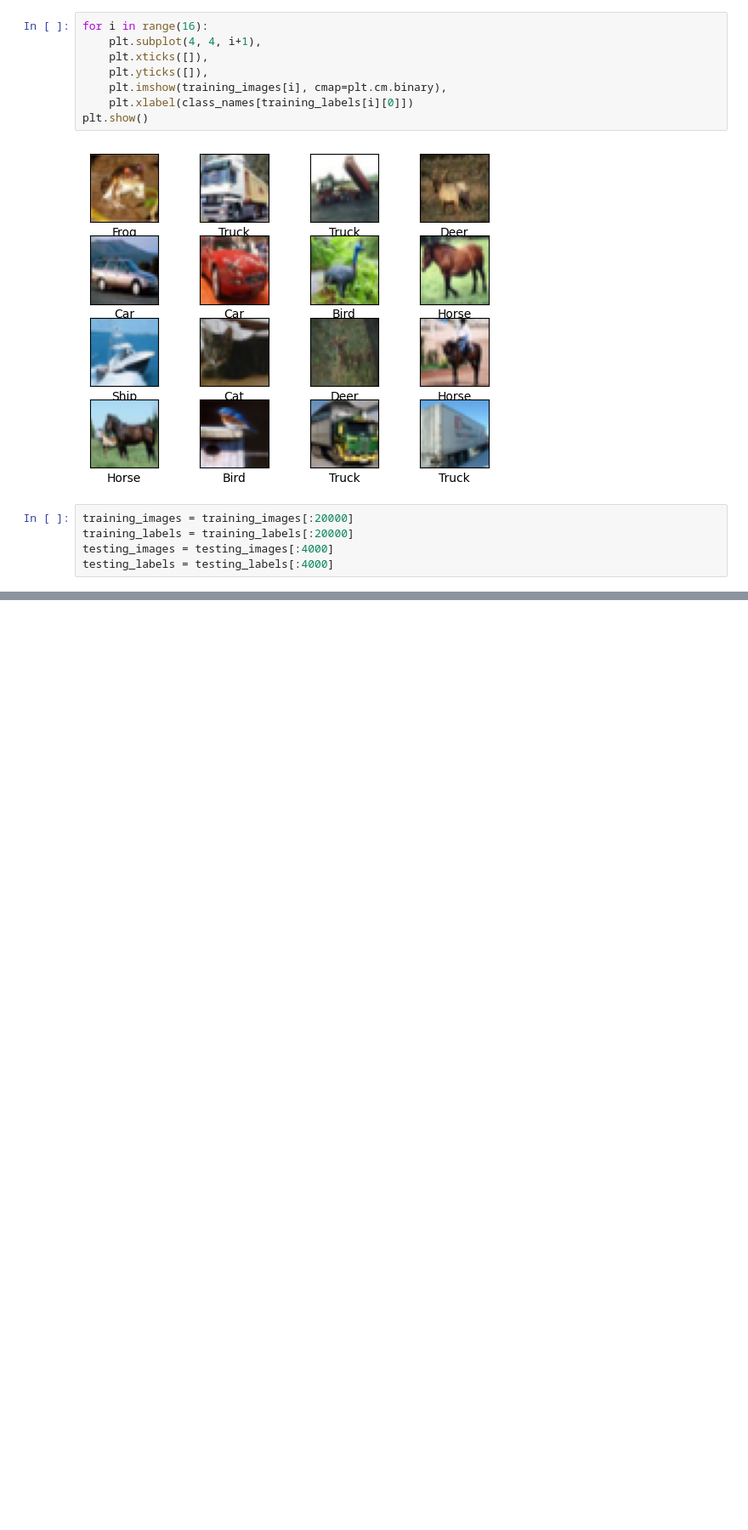
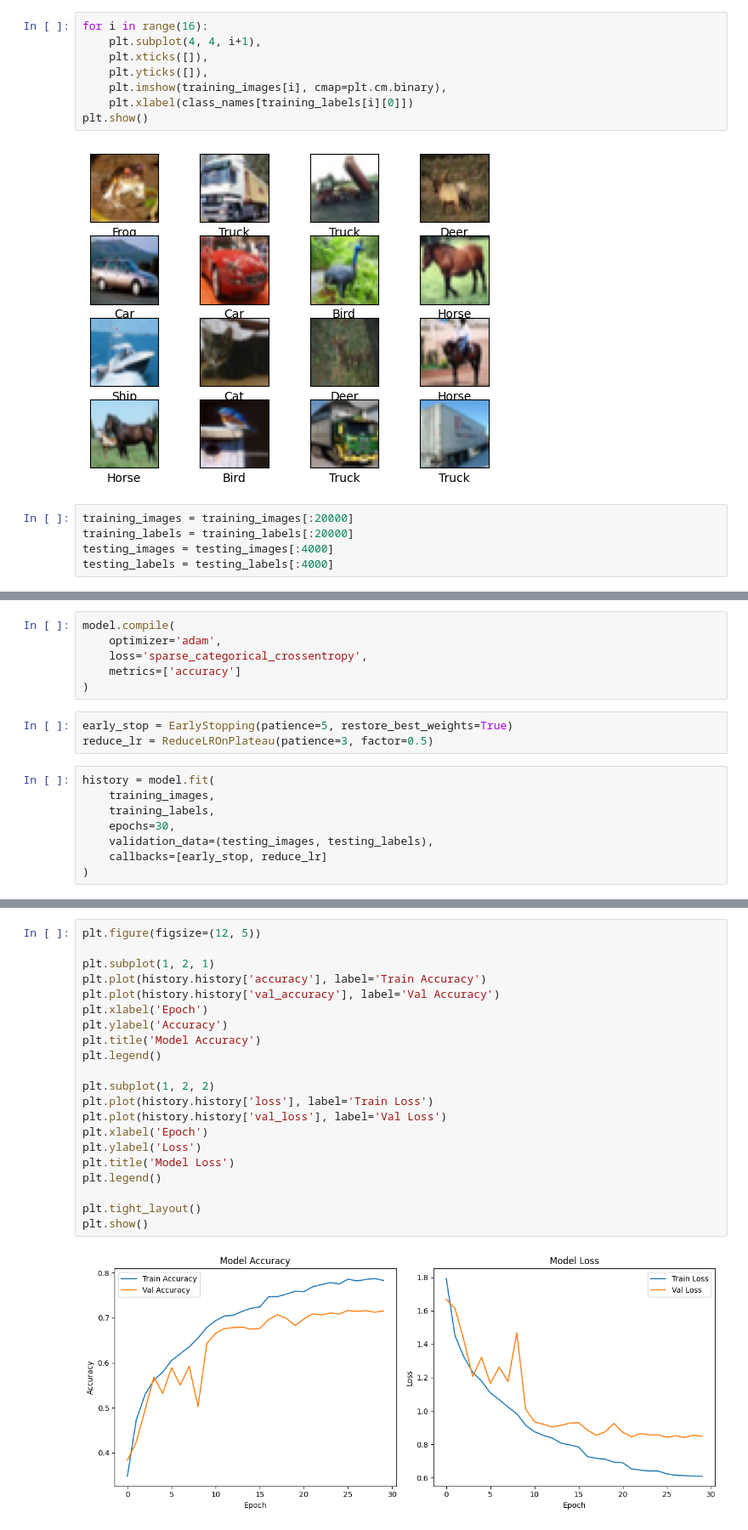
Before and after one commit to gregloos/Image-classification, a Jupyter notebook: main.ipynb, the cells around one changed output, grey strips where cells are left out. Shown: that part at 85% size. Saved outputs shown, nothing was run; the diff lists cells and outputs as text; blank space fills up the shorter version.

Commit message:
finished the model after trying diffrent architectures

```diff
--- a/main.ipynb
+++ b/main.ipynb
@@ -45,0 +50,17 @@ model.fit(training_images, training_labels, epochs=10, validation_data=(testing_
+# %%
+model.compile(
+    optimizer='adam',
+    loss='sparse_categorical_crossentropy',
+    metrics=['accuracy']
+)
+# %%
+early_stop = EarlyStopping(patience=5, restore_best_weights=True)
+reduce_lr = ReduceLROnPlateau(patience=3, factor=0.5)
+# %%
+history = model.fit(
+    training_images,
+    training_labels,
+    epochs=30,
+    validation_data=(testing_images, testing_labels),
+    callbacks=[early_stop, reduce_lr]
+)
@@ -45,0 +85,23 @@ model.fit(training_images, training_labels, epochs=10, validation_data=(testing_
+# %%
+plt.figure(figsize=(12, 5))
+
+plt.subplot(1, 2, 1)
+plt.plot(history.history['accuracy'], label='Train Accuracy')
+plt.plot(history.history['val_accuracy'], label='Val Accuracy')
+plt.xlabel('Epoch')
+plt.ylabel('Accuracy')
+plt.title('Model Accuracy')
+plt.legend()
+
+plt.subplot(1, 2, 2)
+plt.plot(history.history['loss'], label='Train Loss')
+plt.plot(history.history['val_loss'], label='Val Loss')
+plt.xlabel('Epoch')
+plt.ylabel('Loss')
+plt.title('Model Loss')
+plt.legend()
+
+plt.tight_layout()
+plt.show()
+# %% [output]
+[figure, added]
```
Also changed, not shown: parts of 4 cells of this notebook.
